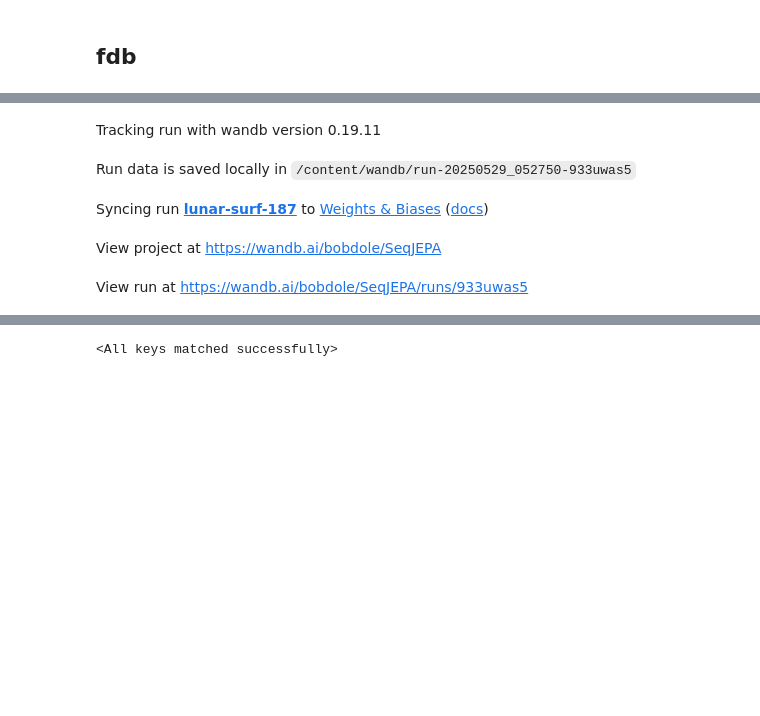
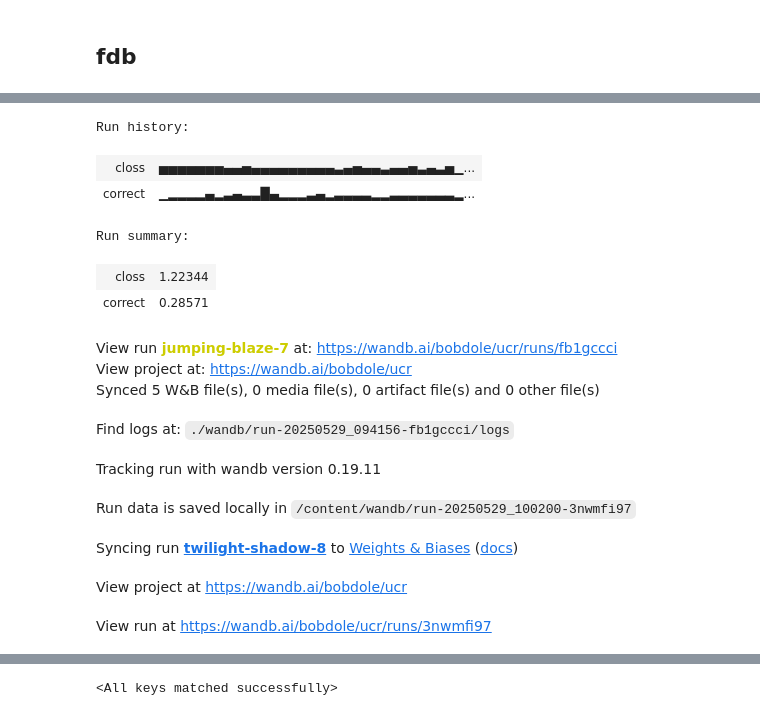
Before and after one commit to eisbetterthanpi/JEPA, a Jupyter notebook: Seq_JEPA.ipynb, the cells around one changed output, grey strips where cells are left out. Drawn from its saved outputs; the diff is of its cells as text; code cells hidden in the pictures; blank space fills up the shorter version.

```diff
--- a/Seq_JEPA.ipynb
+++ b/Seq_JEPA.ipynb
@@ -1112,5 +1238,5 @@ import wandb # https://docs.wandb.ai/quickstart
 wandb.login(key='487a2109e55dce4e13fc70681781de9f50f27be7')
 try: run.finish()
 except NameError: pass
-run = wandb.init(project="SeqJEPA", config={"model": "res18",}) # violet
+run = wandb.init(project="ucr", config={"model": "res18",}) # violet SeqJEPA
 # %% [output]
@@ -1121,8 +1245,18 @@ wandb: Currently logged in as: bobdole to https://api.wandb.ai. Use `wandb login
+Run history:
+| closs | ▅▅▅▅▅▅▅▄▄▅▄▄▄▄▄▄▄▄▄▃▄▅▄▄▃▄▄▅▃▄▃▅▁... |
+| correct | ▁▂▂▂▂▄▂▃▄▃▃█▄▂▂▂▃▄▂▃▃▃▃▂▂▃▃▃▃▃▃▃▂... |
+Run summary:
+| closs | 1.22344 |
+| correct | 0.28571 |
-Tracking run with wandb version 0.19.11
+View run jumping-blaze-7 at: https://wandb.ai/bobdole/ucr/runs/fb1gccci
+View project at: https://wandb.ai/bobdole/ucr
+Synced 5 W&B file(s), 0 media file(s), 0 artifact file(s) and 0 other file(s)
-Run data is saved locally in /content/wandb/run-20250529_052750-933uwas5
+Find logs at: ./wandb/run-20250529_094156-fb1gccci/logs
-Syncing run lunar-surf-187 to Weights & Biases (docs)
+Tracking run with wandb version 0.19.11
-View project at https://wandb.ai/bobdole/SeqJEPA
+Run data is saved locally in /content/wandb/run-20250529_100200-3nwmfi97
-View run at https://wandb.ai/bobdole/SeqJEPA/runs/933uwas5
+Syncing run twilight-shadow-8 to Weights & Biases (docs)
+View project at https://wandb.ai/bobdole/ucr
+View run at https://wandb.ai/bobdole/ucr/runs/3nwmfi97
 # %%
 # @title strain ctrain test
 import torch
```
Also changed, not shown: parts of 8 cells of this notebook.
